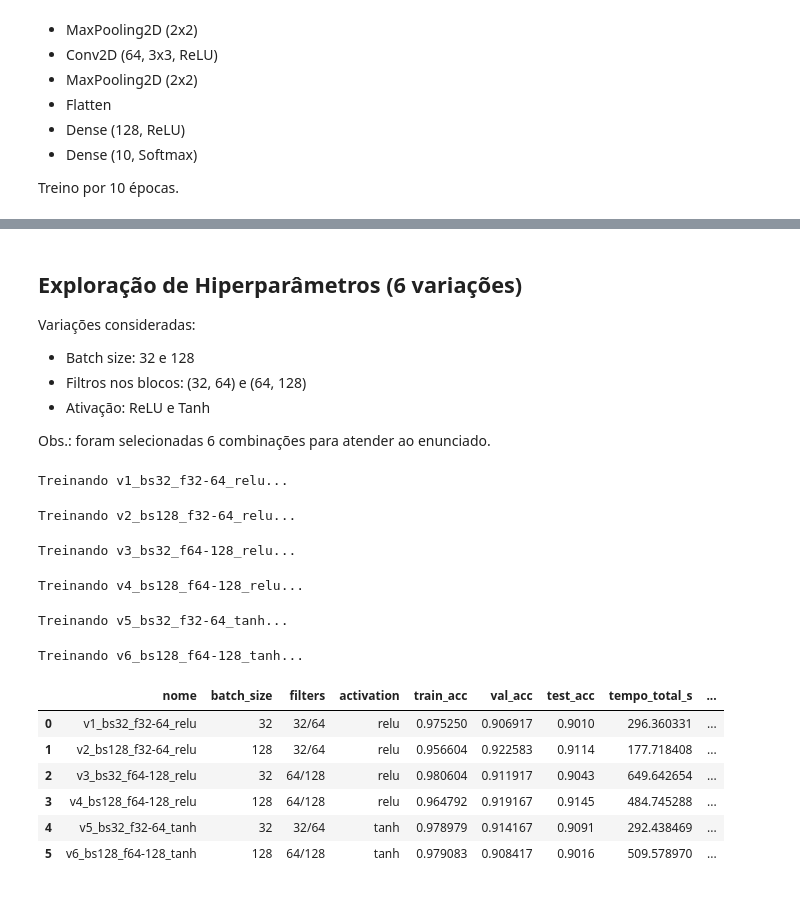
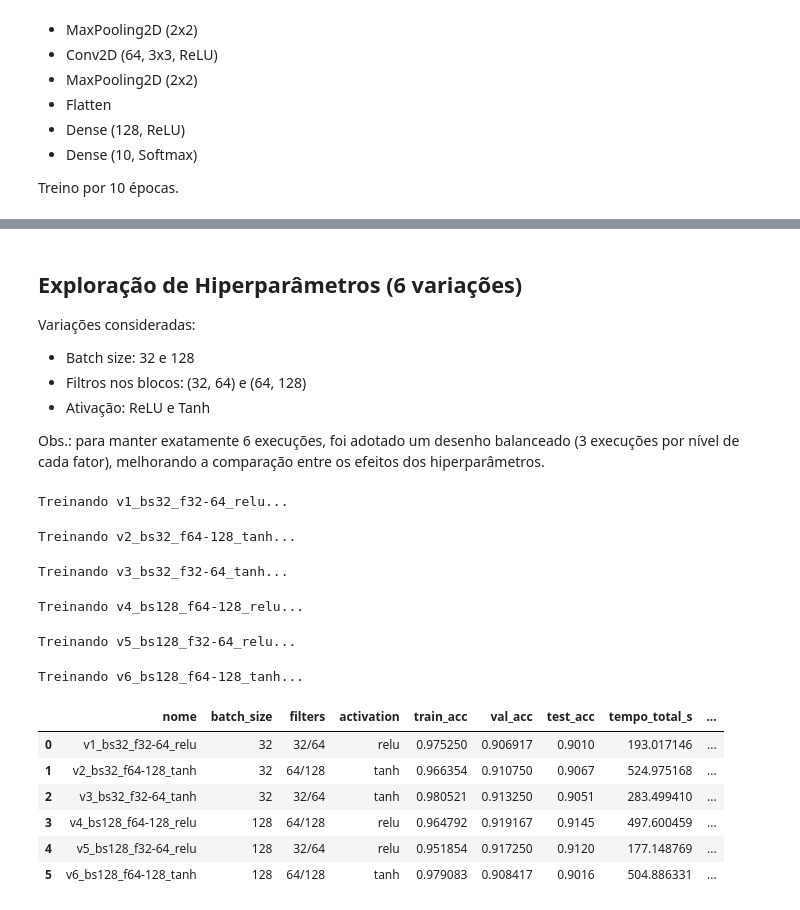
Before and after one commit to snowdutra/deep-learning, a Jupyter notebook: cnn-fashion-mnist/cnn_fashion_mnist.ipynb, the cells around one changed output, grey strips where cells are left out. Saved outputs shown, nothing was run; the diff lists cells and outputs as text; code cells hidden in the pictures.

```diff
--- a/cnn-fashion-mnist/cnn_fashion_mnist.ipynb
+++ b/cnn-fashion-mnist/cnn_fashion_mnist.ipynb
@@ -163,44 +163,44 @@ Variações consideradas:
 - Filtros nos blocos: (32, 64) e (64, 128)
 - Ativação: ReLU e Tanh
 
-Obs.: foram selecionadas 6 combinações para atender ao enunciado.
+Obs.: para manter exatamente 6 execuções, foi adotado um desenho balanceado (3 execuções por nível de cada fator), melhorando a comparação entre os efeitos dos hiperparâmetros.
 # %%
 configs = [
     {'nome': 'v1_bs32_f32-64_relu',   'batch_size': 32,  'filters': (32, 64),  'activation': 'relu'},
-    {'nome': 'v2_bs128_f32-64_relu',  'batch_size': 128, 'filters': (32, 64),  'activation': 'relu'},
-    {'nome': 'v3_bs32_f64-128_relu',  'batch_size': 32,  'filters': (64, 128), 'activation': 'relu'},
+    {'nome': 'v2_bs32_f64-128_tanh',  'batch_size': 32,  'filters': (64, 128), 'activation': 'tanh'},
+    {'nome': 'v3_bs32_f32-64_tanh',   'batch_size': 32,  'filters': (32, 64),  'activation': 'tanh'},
     {'nome': 'v4_bs128_f64-128_relu', 'batch_size': 128, 'filters': (64, 128), 'activation': 'relu'},
-    {'nome': 'v5_bs32_f32-64_tanh',   'batch_size': 32,  'filters': (32, 64),  'activation': 'tanh'},
+    {'nome': 'v5_bs128_f32-64_relu',  'batch_size': 128, 'filters': (32, 64),  'activation': 'relu'},
     {'nome': 'v6_bs128_f64-128_tanh', 'batch_size': 128, 'filters': (64, 128), 'activation': 'tanh'},
 ]
 
 results = []
 trained_models = {}
 conf_mats = {}
 
 for cfg in configs:
     print(f"Treinando {cfg['nome']}...")
     row, model, history, cm = train_and_evaluate(cfg, epochs=10, verbose=0)
     results.append(row)
     trained_models[cfg['nome']] = model
     conf_mats[cfg['nome']] = cm
 
 df_results = pd.DataFrame(results)
 df_results
 # %% [output]
 Treinando v1_bs32_f32-64_relu...
-Treinando v2_bs128_f32-64_relu...
+Treinando v2_bs32_f64-128_tanh...
-Treinando v3_bs32_f64-128_relu...
+Treinando v3_bs32_f32-64_tanh...
 Treinando v4_bs128_f64-128_relu...
-Treinando v5_bs32_f32-64_tanh...
+Treinando v5_bs128_f32-64_relu...
 Treinando v6_bs128_f64-128_tanh...
 |  | nome | batch_size | filters | activation | train_acc | val_acc | test_acc | tempo_total_s | ... |
-| 0 | v1_bs32_f32-64_relu | 32 | 32/64 | relu | 0.975250 | 0.906917 | 0.9010 | 296.360331 | ... |
-| 1 | v2_bs128_f32-64_relu | 128 | 32/64 | relu | 0.956604 | 0.922583 | 0.9114 | 177.718408 | ... |
-| 2 | v3_bs32_f64-128_relu | 32 | 64/128 | relu | 0.980604 | 0.911917 | 0.9043 | 649.642654 | ... |
-| 3 | v4_bs128_f64-128_relu | 128 | 64/128 | relu | 0.964792 | 0.919167 | 0.9145 | 484.745288 | ... |
-| 4 | v5_bs32_f32-64_tanh | 32 | 32/64 | tanh | 0.978979 | 0.914167 | 0.9091 | 292.438469 | ... |
-| 5 | v6_bs128_f64-128_tanh | 128 | 64/128 | tanh | 0.979083 | 0.908417 | 0.9016 | 509.578970 | ... |
+| 0 | v1_bs32_f32-64_relu | 32 | 32/64 | relu | 0.975250 | 0.906917 | 0.9010 | 193.017146 | ... |
+| 1 | v2_bs32_f64-128_tanh | 32 | 64/128 | tanh | 0.966354 | 0.910750 | 0.9067 | 524.975168 | ... |
+| 2 | v3_bs32_f32-64_tanh | 32 | 32/64 | tanh | 0.980521 | 0.913250 | 0.9051 | 283.499410 | ... |
+| 3 | v4_bs128_f64-128_relu | 128 | 64/128 | relu | 0.964792 | 0.919167 | 0.9145 | 497.600459 | ... |
+| 4 | v5_bs128_f32-64_relu | 128 | 32/64 | relu | 0.951854 | 0.917250 | 0.9120 | 177.148769 | ... |
+| 5 | v6_bs128_f64-128_tanh | 128 | 64/128 | tanh | 0.979083 | 0.908417 | 0.9016 | 504.886331 | ... |
 # %%
 # Tabela resumo: baseline + 6 variações
 summary = pd.concat([baseline_df, df_results], ignore_index=True)
```
Also changed, not shown: parts of 5 cells of this notebook.
